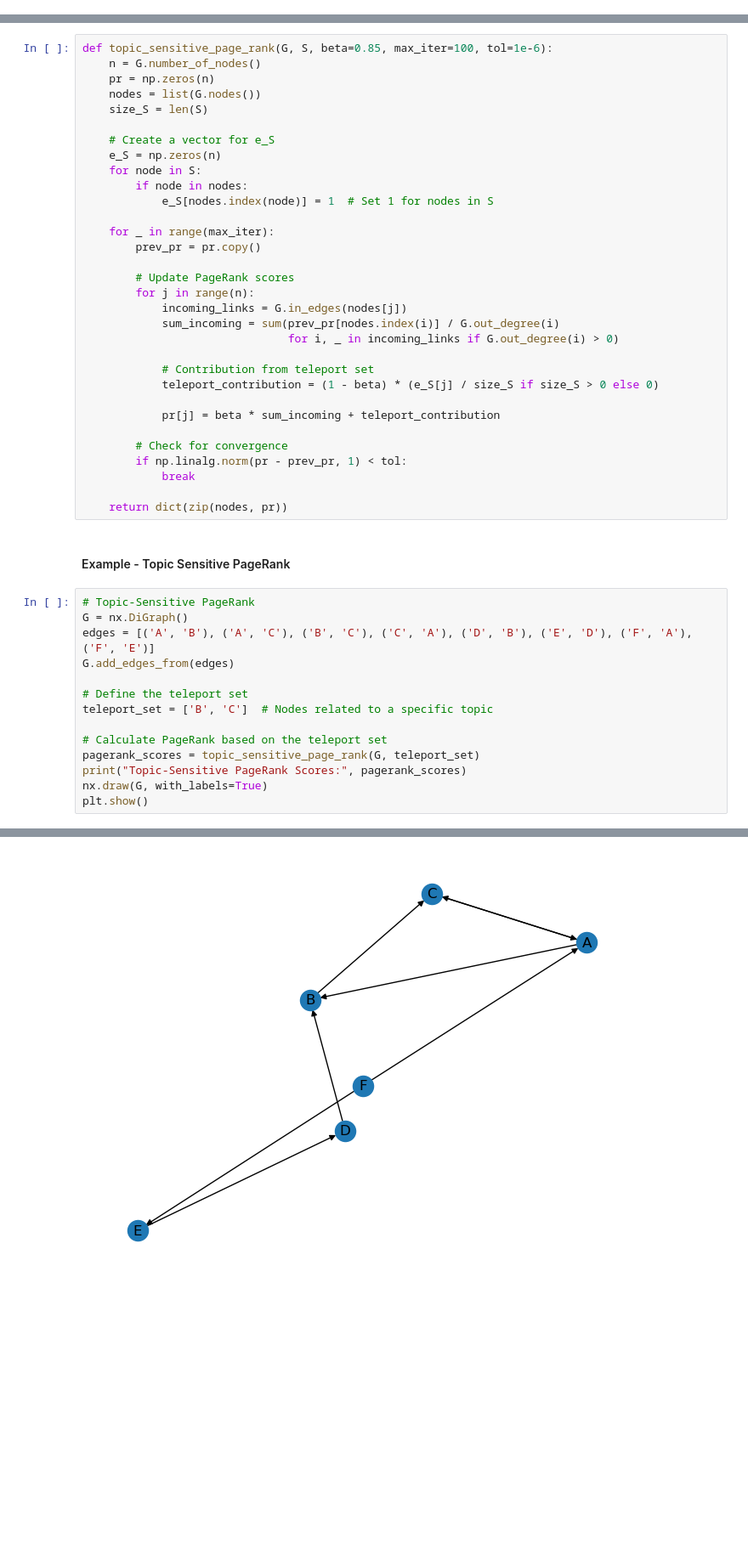
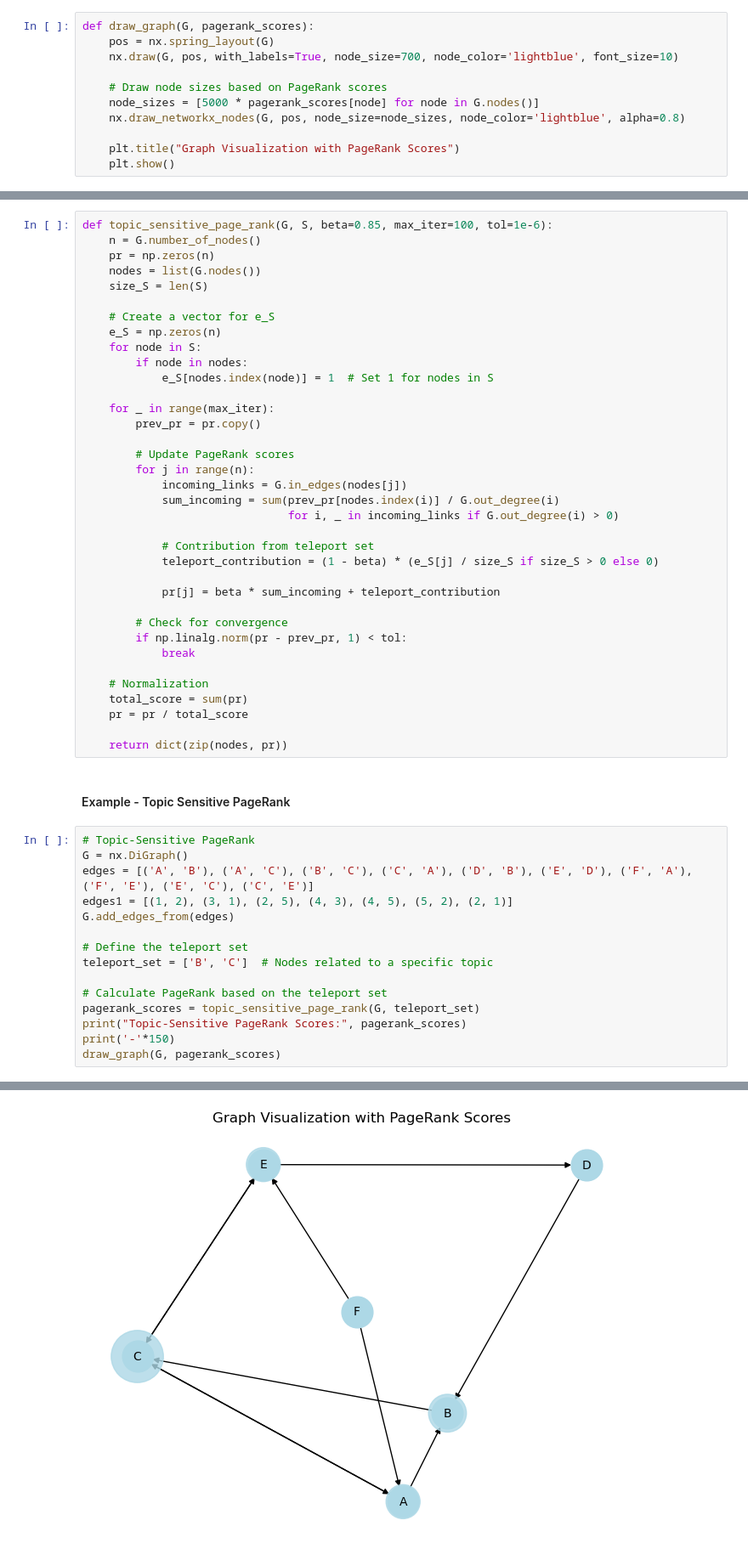
Before and after one commit to MakHouSam/CISC7019---Assignment-1, a Jupyter notebook: CISC7019 - Assignment 1.ipynb, the cells around one changed output, grey strips where cells are left out. Shown at 85% size. Cells and saved outputs as stored; diff of their text form; blank space fills up the shorter version.

```diff
--- a/CISC7019 - Assignment 1.ipynb
+++ b/CISC7019 - Assignment 1.ipynb
@@ -36,3 +44,14 @@ def page_rank(G, beta=0.8, max_iter=100, tol=1e-6):
+# %%
+def draw_graph(G, pagerank_scores):
+    pos = nx.spring_layout(G)
+    nx.draw(G, pos, with_labels=True, node_size=700, node_color='lightblue', font_size=10)
+
+    # Draw node sizes based on PageRank scores
+    node_sizes = [5000 * pagerank_scores[node] for node in G.nodes()]
+    nx.draw_networkx_nodes(G, pos, node_size=node_sizes, node_color='lightblue', alpha=0.8)
+
+    plt.title("Graph Visualization with PageRank Scores")
+    plt.show()
 # %% [markdown]
 #### Example - General PageRank
 # %%
@@ -82,13 +110,18 @@ def topic_sensitive_page_rank(G, S, beta=0.85, max_iter=100, tol=1e-6):
         if np.linalg.norm(pr - prev_pr, 1) < tol:
             break
 
+    # Normalization
+    total_score = sum(pr)
+    pr = pr / total_score
+
     return dict(zip(nodes, pr))
 # %% [markdown]
 #### Example - Topic Sensitive PageRank
 # %%
 # Topic-Sensitive PageRank
 G = nx.DiGraph()
-edges = [('A', 'B'), ('A', 'C'), ('B', 'C'), ('C', 'A'), ('D', 'B'), ('E', 'D'), ('F', 'A'), ('F', 'E')]
+edges = [('A', 'B'), ('A', 'C'), ('B', 'C'), ('C', 'A'), ('D', 'B'), ('E', 'D'), ('F', 'A'), ('F', 'E'), ('E', 'C'), ('C', 'E')]
+edges1 = [(1, 2), (3, 1), (2, 5), (4, 3), (4, 5), (5, 2), (2, 1)]
 G.add_edges_from(edges)
 
 # Define the teleport set
@@ -97,6 +130,6 @@ teleport_set = ['B', 'C']  # Nodes related to a specific topic
 # Calculate PageRank based on the teleport set
 pagerank_scores = topic_sensitive_page_rank(G, teleport_set)
 print("Topic-Sensitive PageRank Scores:", pagerank_scores)
-nx.draw(G, with_labels=True)
-plt.show()
+print('-'*150)
+draw_graph(G, pagerank_scores)
 # %% [output]
@@ -104 +138 @@ Topic-Sensitive PageRank Scores: {'A': 0.35556608297877496, 'B': 0.2261154326708
-[figure, old version]
+[figure, new version]
```
Also changed, not shown: parts of 8 cells of this notebook.
